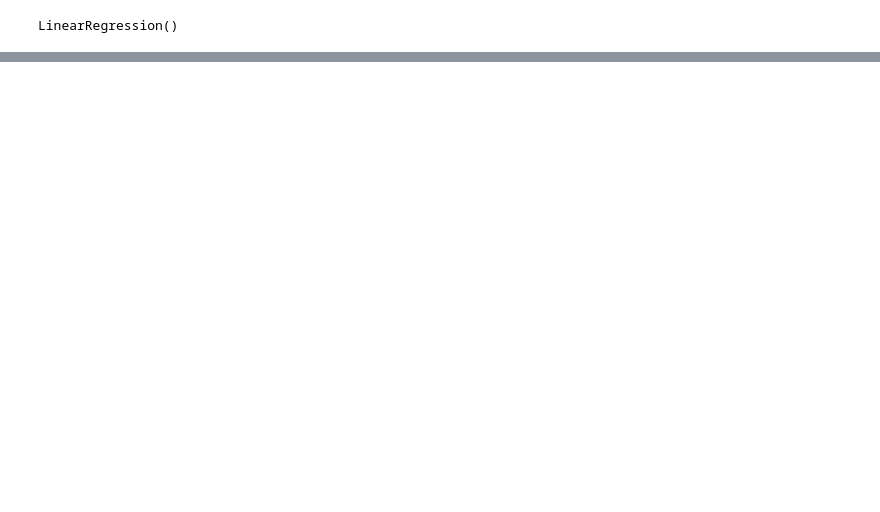
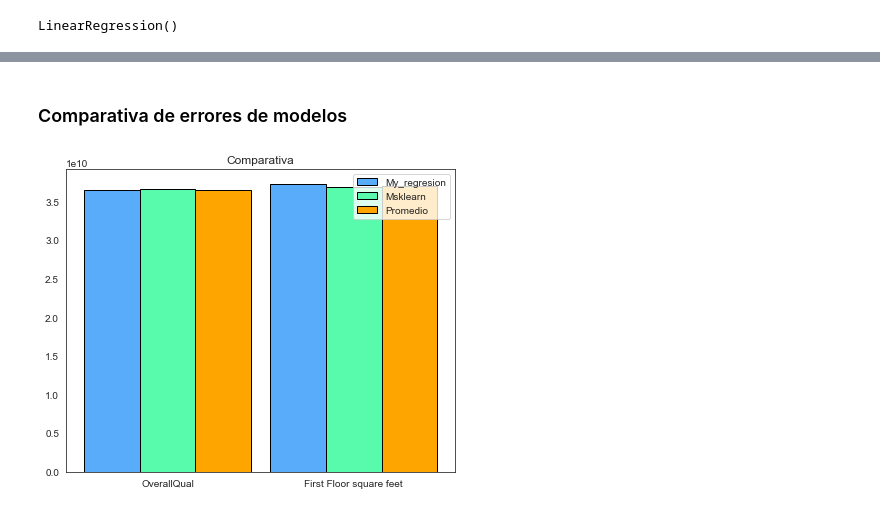
Before and after one commit to eesquivel5/PythonDC, a Jupyter notebook: ProyectoFinal.ipynb, the cells around one changed output, grey strips where cells are left out. Saved outputs shown, nothing was run; the diff lists cells and outputs as text; code cells hidden in the pictures; blank space fills up the shorter version.

```diff
--- a/ProyectoFinal.ipynb
+++ b/ProyectoFinal.ipynb
@@ -345,0 +406,6 @@ modelos_1stFlrSF = My_regresion.compara_prediccion(RegresionModelo2, Sci_NPFirst
+# %% [markdown]
+### Comparativa de errores de modelos
+# %%
+My_regresion.compara_errores(modelos_OverallQual, modelos_1stFlrSF, Pruebas_OverallQual, Pruebas_Floor_square_feet, Set_Pruebas)
+# %% [output]
+[figure, added]
```
Also changed, not shown: parts of 18 cells of this notebook.
